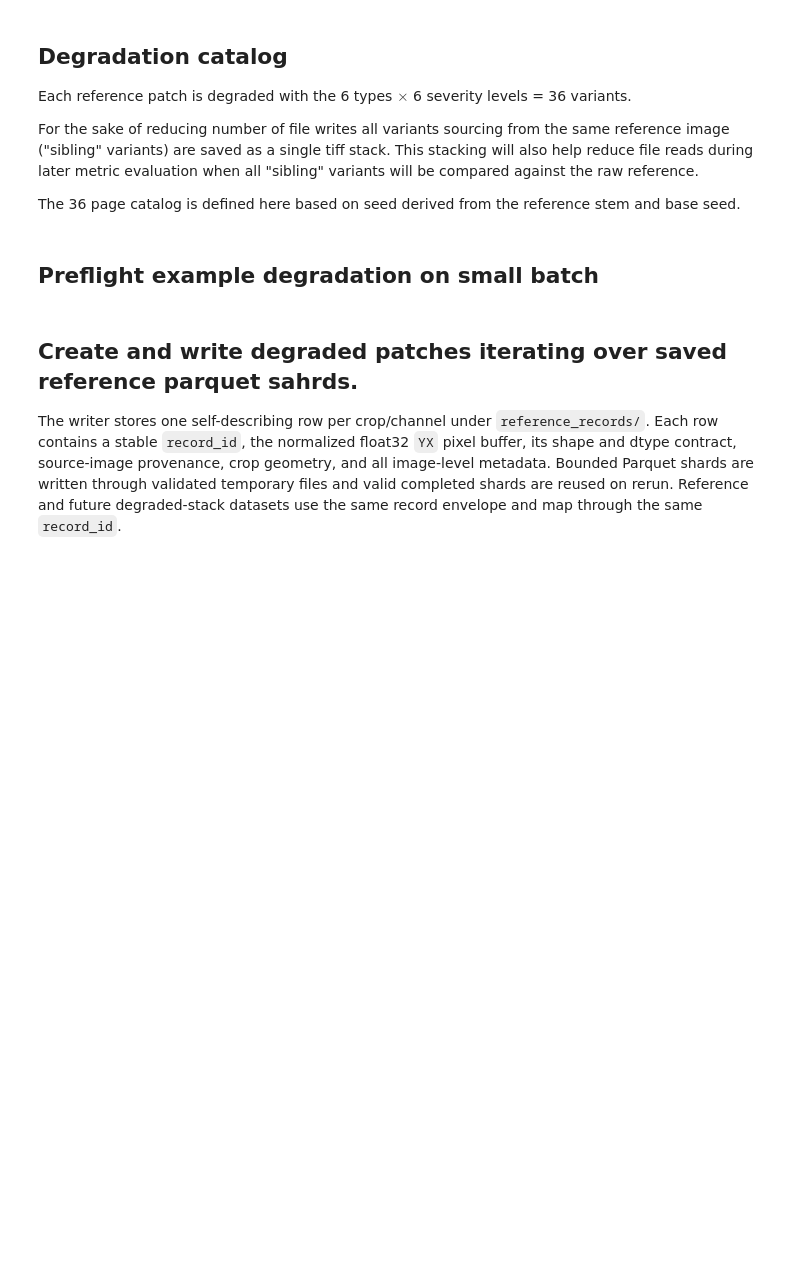
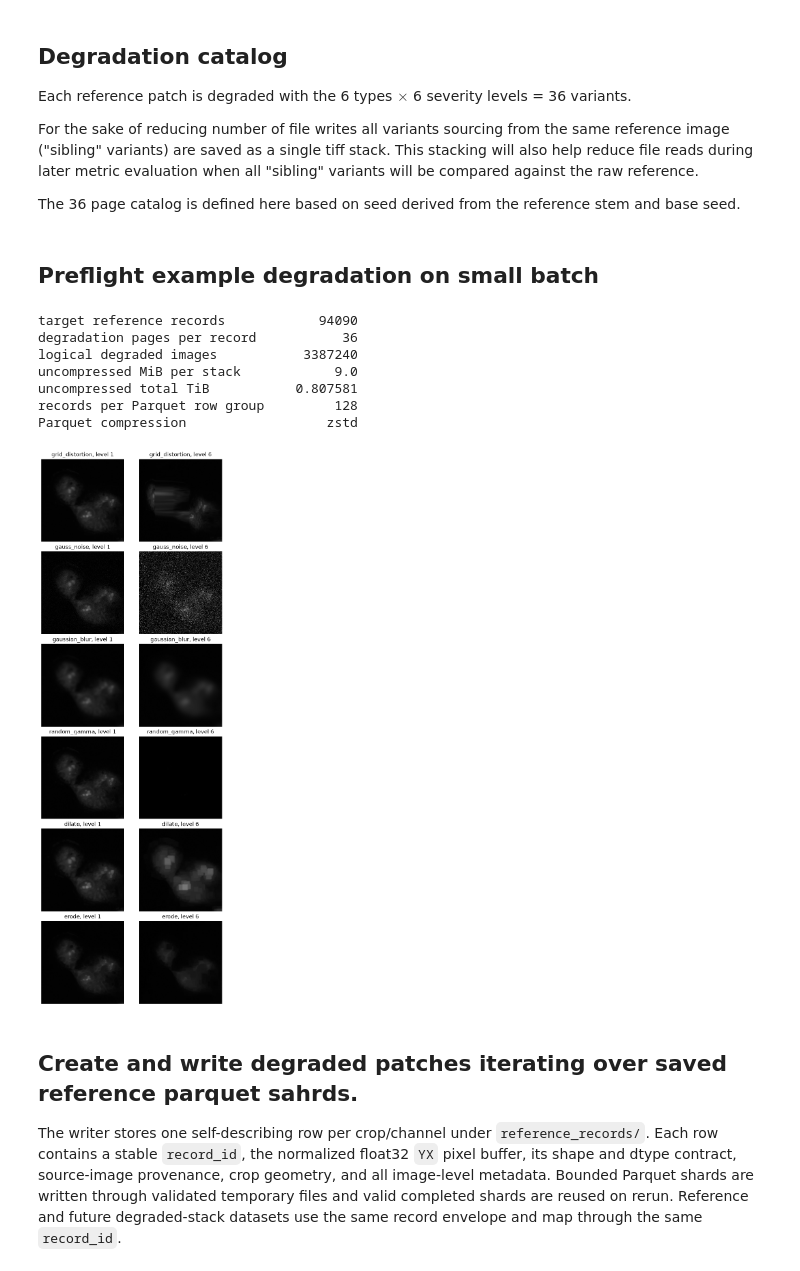
Before and after one commit to WayScience/virtual_staining_metric_analysis, a Jupyter notebook: 1.image_degradation_simulation/1.3.write_degraded_image_patches.ipynb, the cells around one changed output. Cells and saved outputs as stored; diff of their text form; code cells hidden in the pictures; blank space fills up the shorter version.

```diff
--- a/1.image_degradation_simulation/1.3.write_degraded_image_patches.ipynb
+++ b/1.image_degradation_simulation/1.3.write_degraded_image_patches.ipynb
@@ -79,0 +54,35 @@ Name: reference_count, dtype: int64
+# %%
+reference_dataset = lance.dataset(reference_lance_dir)
+reference_fragments = list(reference_dataset.get_fragments())
+
+channel_counts: Counter[str] = Counter()
+sample_fragment_id: int | None = None
+
+for fragment in reference_fragments:
+    for batch in fragment.scanner(columns=["channel"]).to_batches():
+        channel_values = batch["channel"].to_pylist()
+
+        channel_counts.update(
+            str(value)
+            for value in channel_values
+        )
+
+        if sample_fragment_id is None and channel_values:
+            sample_fragment_id = fragment.fragment_id
+
+if sample_fragment_id is None:
+    raise ValueError("No reference records found.")
+
+reference_record_count = sum(channel_counts.values())
+
+print(
+    f"Found {reference_record_count:,} target reference records "
+    f"across {len(reference_fragments):,} reference fragments."
+)
+
+reference_counts = pd.Series(
+    channel_counts,
+    name="reference_count",
+)
+
+reference_counts
@@ -94,11 +111,7 @@ degradation_catalog.to_csv(analysis_dir / "degradation_catalog.csv", index=False
 # %% [markdown]
 ## Preflight example degradation on small batch
 # %%
-sample_table = pq.read_table(
-    sample_shard,
-).slice(0, 1)
-if len(sample_table) != 1:
-    raise RuntimeError("Could not resolve one sample reference record.")
+_, _, sample_table = next(iter_lance_fragments(reference_lance_dir))
 
 sample_record = sample_table.to_pylist()[0]
 sample_image = decode_pixels(
@@ -132,33 +145,42 @@ degrade_stack_summary = pd.Series(
     }
 )
 print(degrade_stack_summary.to_string())
 
 figure, axes = plt.subplots(6, 2, figsize=(6, 17), constrained_layout=True)
 transform_names = degradation_catalog["transform_name"].drop_duplicates()
 
 for row_index, transform_name in enumerate(transform_names):
     family = degradation_catalog.loc[
         degradation_catalog["transform_name"] == transform_name
     ]
     page_indexes = [
         int(family.iloc[0]["page_index"]),
         int(family.iloc[-1]["page_index"]),
     ]
 
     for column_index, page_index in enumerate(page_indexes):
         axes[row_index, column_index].imshow(
             sample_stack[page_index],
             cmap="gray",
             vmin=0,
             vmax=0.5,
         )
         level = degradation_catalog.iloc[page_index]["transform_level"]
         axes[row_index, column_index].set_title(
             f"{transform_name}, level {level}"
         )
         axes[row_index, column_index].axis("off")
 
 plt.show()
+# %% [output]
+target reference records            94090
+degradation pages per record           36
+logical degraded images           3387240
+uncompressed MiB per stack            9.0
+uncompressed total TiB           0.807581
+records per Parquet row group         128
+Parquet compression                  zstd
+[figure, added]
 # %% [markdown]
 ## Create and write degraded patches iterating over saved reference parquet sahrds.
 
```
Also changed, not shown: parts of 6 cells of this notebook, 7 other files.
